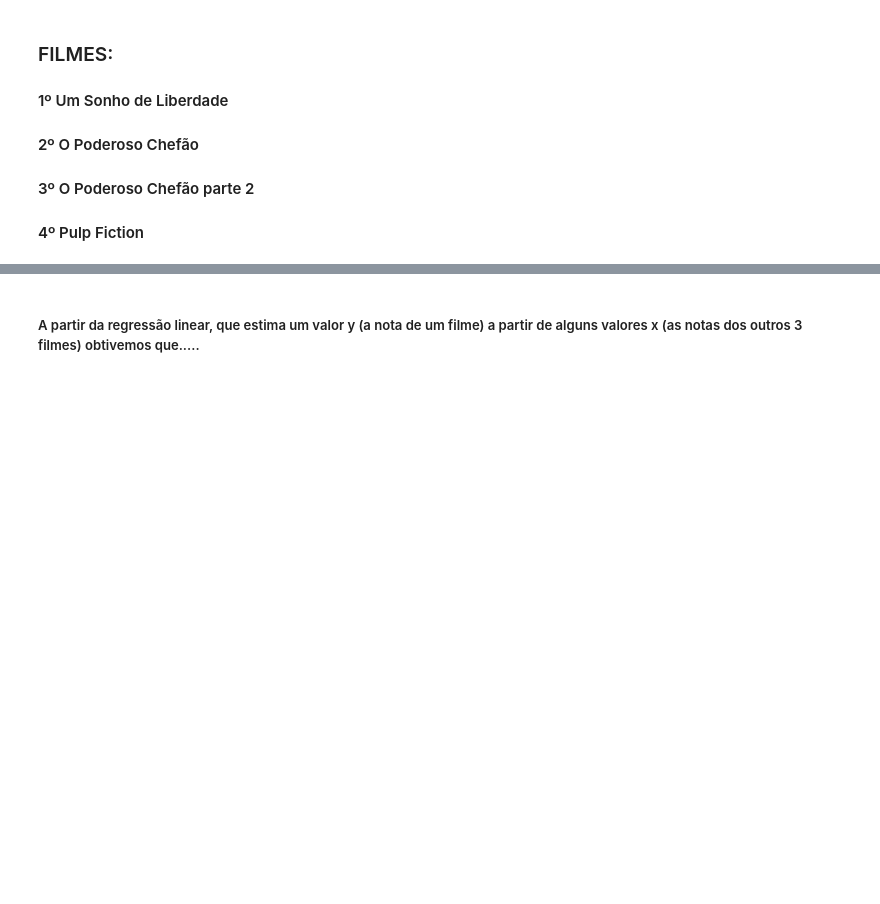
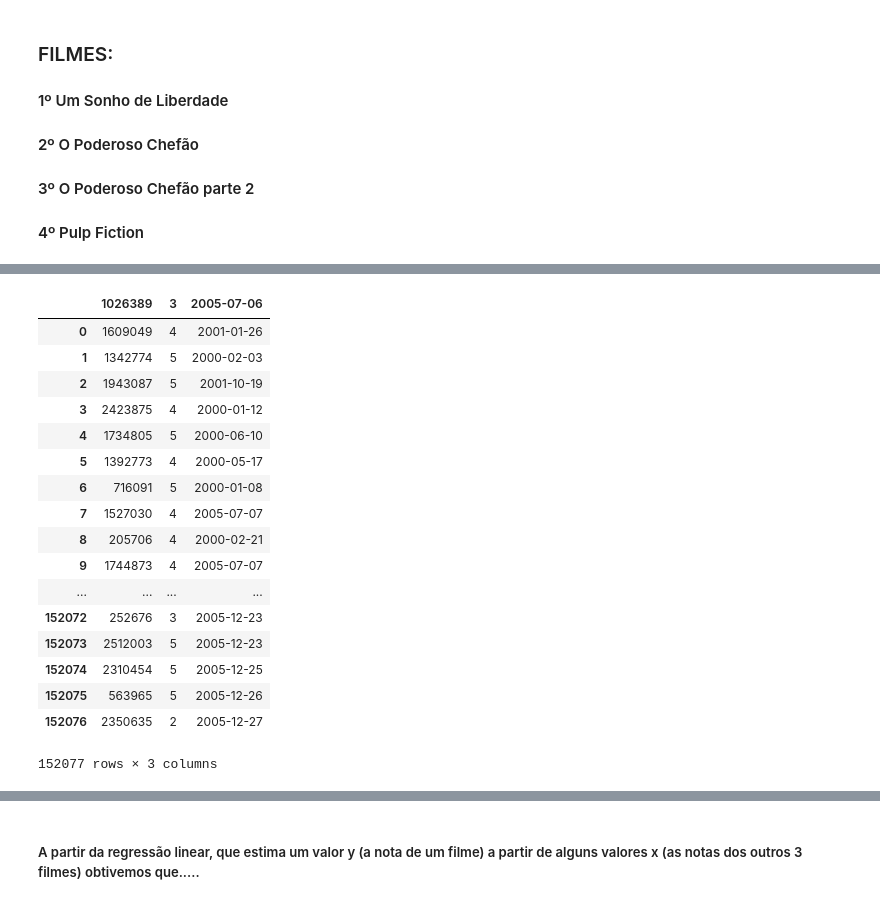
Before and after one commit to rodrigogatti/cienciadosdadosP3, a Jupyter notebook: Avaliação Netflix NOVA.ipynb, the cells around one changed output, grey strips where cells are left out. Drawn from its saved outputs; the diff is of its cells as text; code cells hidden in the pictures; blank space fills up the shorter version.

```diff
--- a/Avaliação Netflix NOVA.ipynb
+++ b/Avaliação Netflix NOVA.ipynb
@@ -38,2 +229,23 @@ dados = pd.concat(lista_df, ignore_index=True)
+# %%
+lugar4
+# %% [output]
+|  | 1026389 | 3 | 2005-07-06 |
+| 0 | 1609049 | 4 | 2001-01-26 |
+| 1 | 1342774 | 5 | 2000-02-03 |
+| 2 | 1943087 | 5 | 2001-10-19 |
+| 3 | 2423875 | 4 | 2000-01-12 |
+| 4 | 1734805 | 5 | 2000-06-10 |
+| 5 | 1392773 | 4 | 2000-05-17 |
+| 6 | 716091 | 5 | 2000-01-08 |
+| 7 | 1527030 | 4 | 2005-07-07 |
+| 8 | 205706 | 4 | 2000-02-21 |
+| 9 | 1744873 | 4 | 2005-07-07 |
+| ... | ... | ... | ... |
+| 152072 | 252676 | 3 | 2005-12-23 |
+| 152073 | 2512003 | 5 | 2005-12-23 |
+| 152074 | 2310454 | 5 | 2005-12-25 |
+| 152075 | 563965 | 5 | 2005-12-26 |
+| 152076 | 2350635 | 2 | 2005-12-27 |
+152077 rows × 3 columns
 # %%
 dados
```
Also changed, not shown: parts of 53 cells of this notebook, 4 other files.
